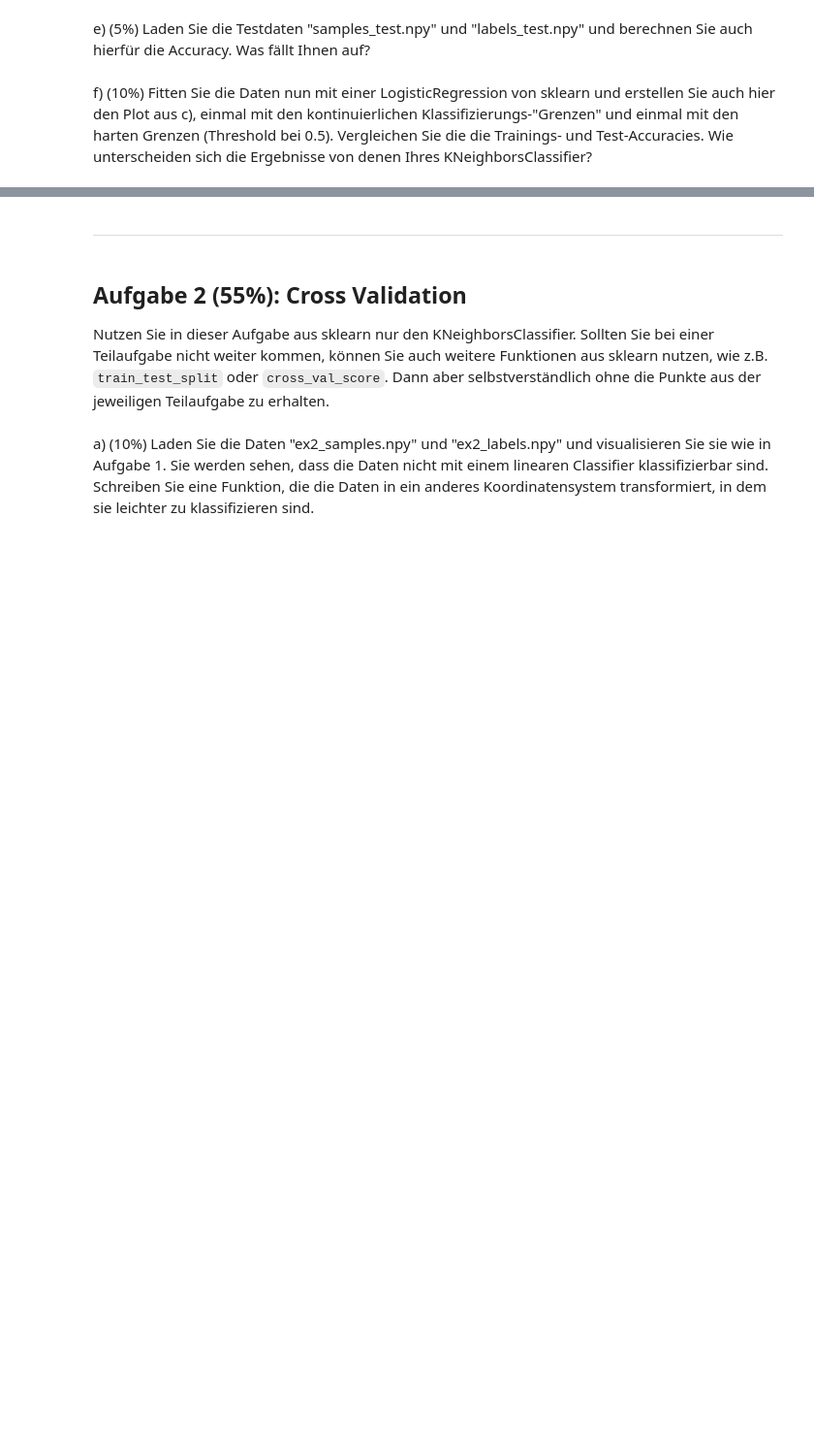
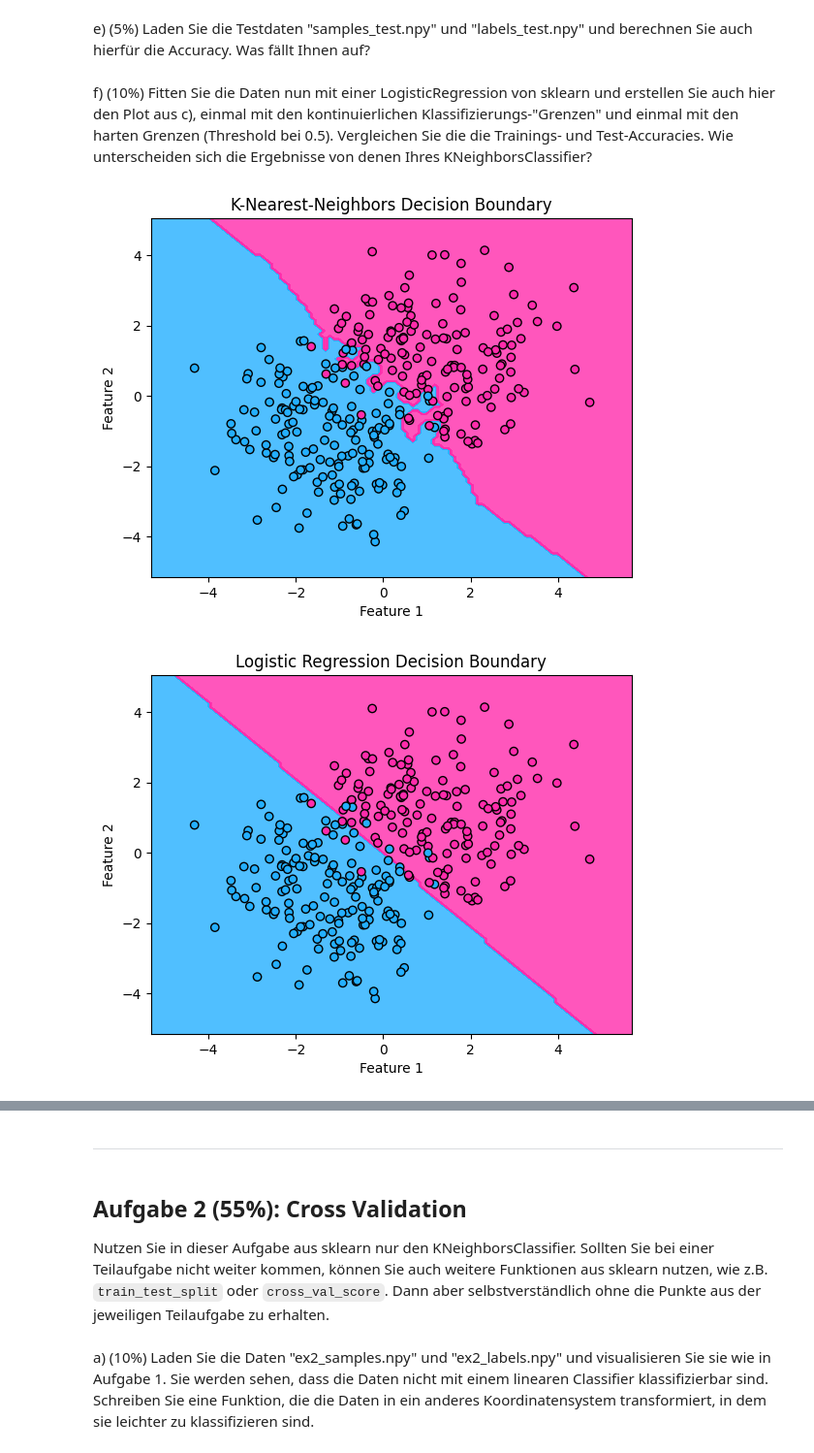
Before and after one commit to dfgsteam/data-science_basics, a Jupyter notebook: week07/Exercise.ipynb, the cells around one changed output, grey strips where cells are left out. Shown at 97% size. Drawn from its saved outputs; the diff is of its cells as text; code cells hidden in the pictures; blank space fills up the shorter version.

```diff
--- a/week07/Exercise.ipynb
+++ b/week07/Exercise.ipynb
@@ -39,3 +120,81 @@ d) (5%) Sie werden kleine Inseln in den Klassifizierungs-Grenzen erkennen. Was i
 e) (5%) Laden Sie die Testdaten "samples_test.npy" und "labels_test.npy" und berechnen Sie auch hierfür die Accuracy. Was fällt Ihnen auf?
 # %% [markdown]
 f) (10%) Fitten Sie die Daten nun mit einer LogisticRegression von sklearn und erstellen Sie auch hier den Plot aus c), einmal mit den kontinuierlichen Klassifizierungs-"Grenzen" und einmal mit den harten Grenzen (Threshold bei 0.5). Vergleichen Sie die die Trainings- und Test-Accuracies. Wie unterscheiden sich die Ergebnisse von denen Ihres KNeighborsClassifier?
+# %%
+import numpy as np
+import matplotlib.pyplot as plt
+from matplotlib.colors import ListedColormap
+from sklearn.neighbors import KNeighborsClassifier
+from sklearn.linear_model import LogisticRegression
+from sklearn.metrics import classification_report, confusion_matrix
+import seaborn as sns
+
+# Load the data
+samples = np.load('samples.npy')
+labels = np.load('labels.npy')
+
+# Create color maps
+color_map_light = ListedColormap([color1, color2])
+color_map_bold = ListedColormap([color1, color2])
+
+# Fit the KNN model
+knn = KNeighborsClassifier(n_neighbors=2)
+knn.fit(samples, labels)
+
+# Fit the logistic regression model
+log_reg = LogisticRegression()
+log_reg.fit(samples, labels)
+
+# Plot decision boundary for KNN
+x_min, x_max = samples[:, 0].min() - 1, samples[:, 0].max() + 1
+y_min, y_max = samples[:, 1].min() - 1, samples[:, 1].max() + 1
+xx, yy = np.meshgrid(np.arange(x_min, x_max, 0.1), np.arange(y_min, y_max, 0.1))
+Z = knn.predict(np.c_[xx.ravel(), yy.ravel()])
+Z = Z.reshape(xx.shape)
+
+plt.contourf(xx, yy, Z, alpha=0.8, cmap=color_map_light)
+plt.scatter(samples[:, 0], samples[:, 1], c=labels, edgecolor='k', cmap=color_map_bold)
+plt.title('K-Nearest-Neighbors Decision Boundary')
+plt.xlabel('Feature 1')
+plt.ylabel('Feature 2')
+plt.show()
+
+# Plot decision boundary for Logistic Regression
+Z = log_reg.predict(np.c_[xx.ravel(), yy.ravel()])
+Z = Z.reshape(xx.shape)
+
+plt.contourf(xx, yy, Z, alpha=0.8, cmap=color_map_light)
+plt.scatter(samples[:, 0], samples[:, 1], c=labels, edgecolor='k', cmap=color_map_bold)
+plt.title('Logistic Regression Decision Boundary')
+plt.xlabel('Feature 1')
+plt.ylabel('Feature 2')
+plt.show()
+
+# Classification report for K-Nearest-Neighbors
+knn_report = classification_report(labels, knn.predict(samples))
+print("K-Nearest-Neighbors Classification Report:\n", knn_report)
+
+# Classification report for Logistic Regression
+log_reg_report = classification_report(labels, log_reg.predict(samples))
+print("Logistic Regression Classification Report:\n", log_reg_report)
+
+# Confusion matrix for K-Nearest-Neighbors
+knn_cm = confusion_matrix(labels, knn.predict(samples))
+plt.figure(figsize=(8, 6))
+sns.heatmap(knn_cm, annot=True, fmt='d', cmap='Blues')
+plt.title('K-Nearest-Neighbors Confusion Matrix')
+plt.xlabel('Predicted')
+plt.ylabel('Actual')
+plt.show()
+
+# Confusion matrix for Logistic Regression
+log_reg_cm = confusion_matrix(labels, log_reg.predict(samples))
+plt.figure(figsize=(8, 6))
+sns.heatmap(log_reg_cm, annot=True, fmt='d', cmap='Blues')
+plt.title('Logistic Regression Confusion Matrix')
+plt.xlabel('Predicted')
+plt.ylabel('Actual')
+plt.show()
+# %% [output]
+[figure, added]
+[figure, added]
```
Also changed, not shown: parts of 9 cells of this notebook.
